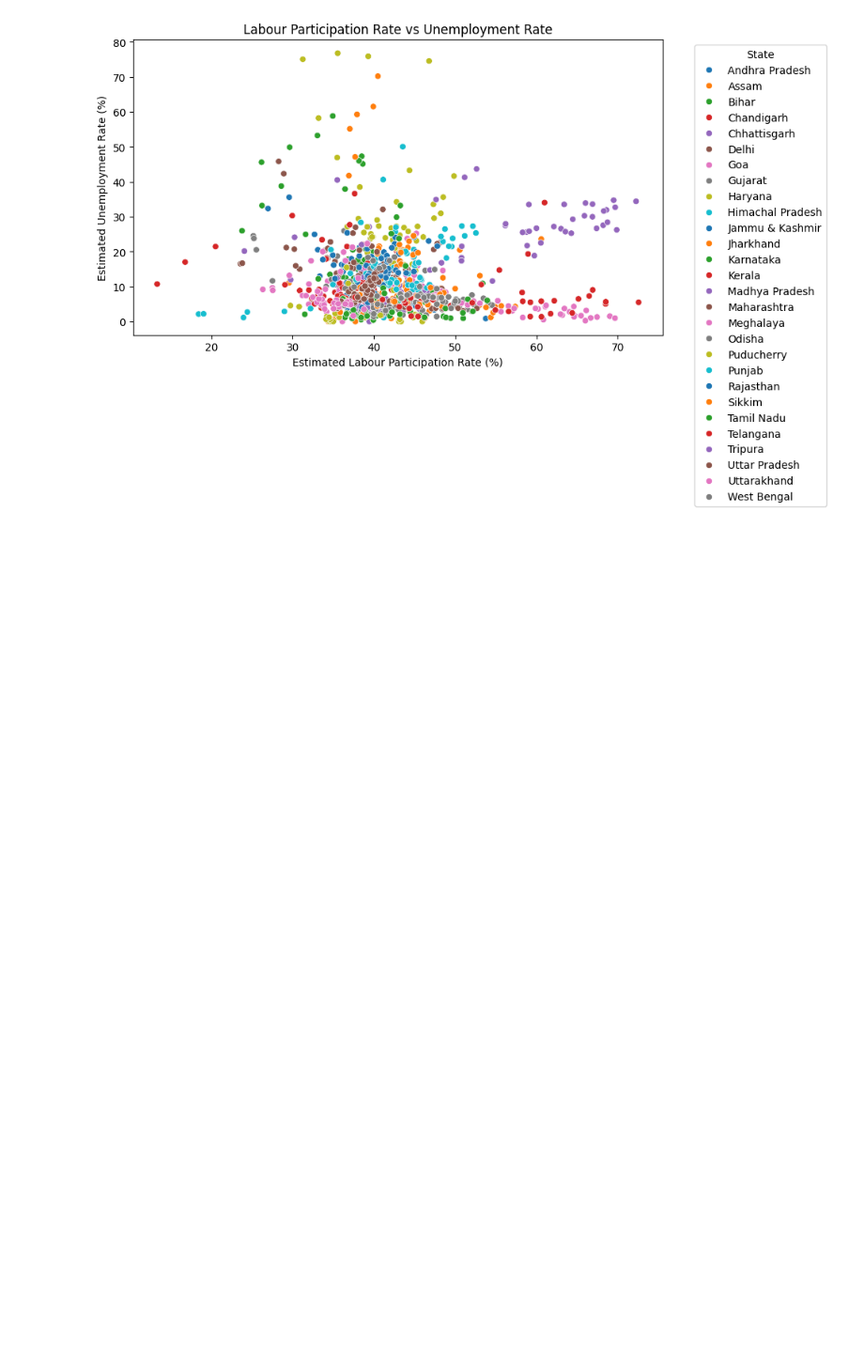
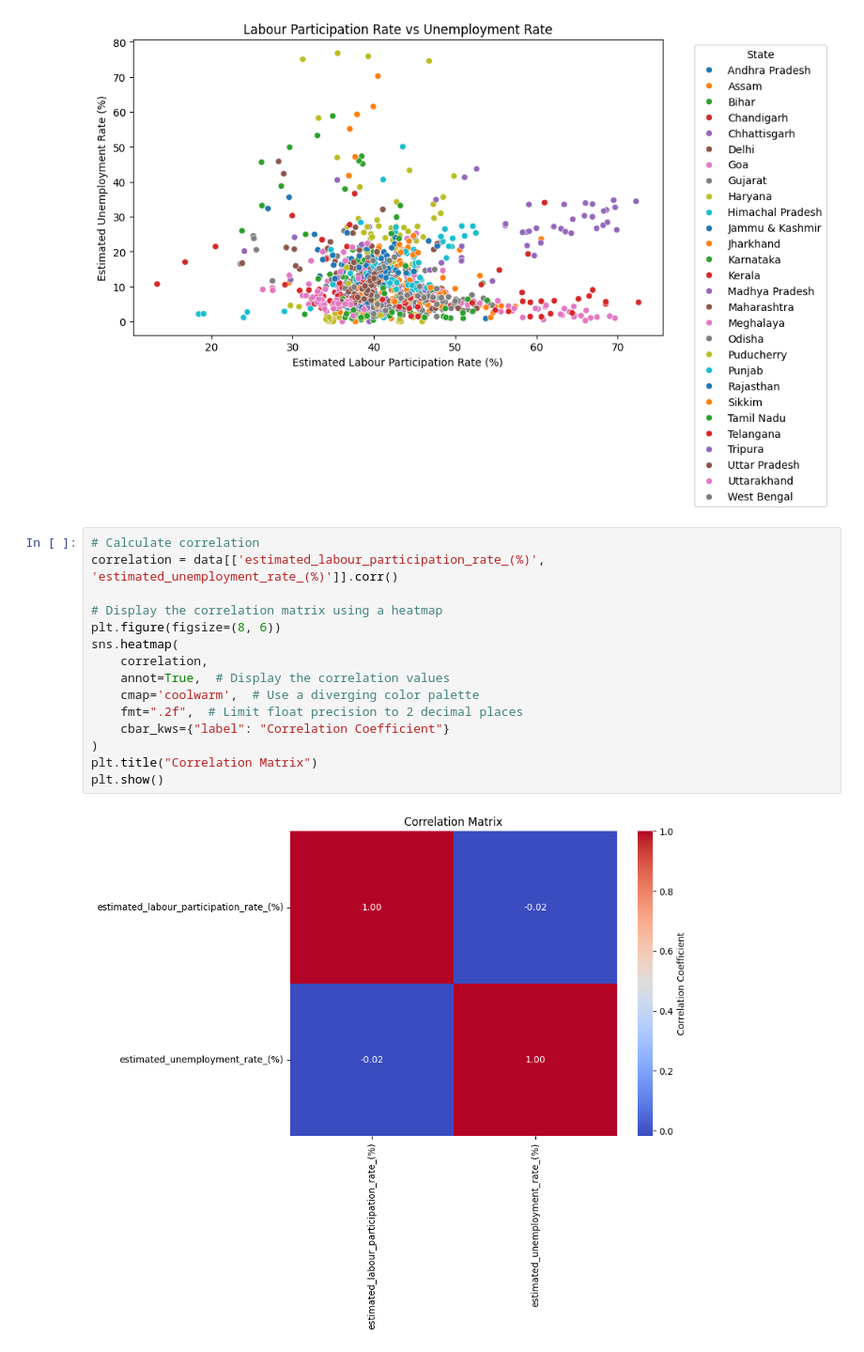
Before and after one commit to shivi13102/Unemployment-Analysis, a Jupyter notebook: Unemployment_Analysis.ipynb, the cells around one changed output. Shown at 94% size. Cells and saved outputs as stored; diff of their text form; blank space fills up the shorter version.

```diff
--- a/Unemployment_Analysis.ipynb
+++ b/Unemployment_Analysis.ipynb
@@ -542,3 +544,20 @@ plt.tight_layout()
 plt.show()
 # %% [output]
 [figure]
+# %%
+# Calculate correlation
+correlation = data[['estimated_labour_participation_rate_(%)', 'estimated_unemployment_rate_(%)']].corr()
+
+# Display the correlation matrix using a heatmap
+plt.figure(figsize=(8, 6))
+sns.heatmap(
+    correlation,
+    annot=True,  # Display the correlation values
+    cmap='coolwarm',  # Use a diverging color palette
+    fmt=".2f",  # Limit float precision to 2 decimal places
+    cbar_kws={"label": "Correlation Coefficient"}
+)
+plt.title("Correlation Matrix")
+plt.show()
+# %% [output]
+[figure, added]
```
Also changed, not shown: parts of 6 cells of this notebook.
